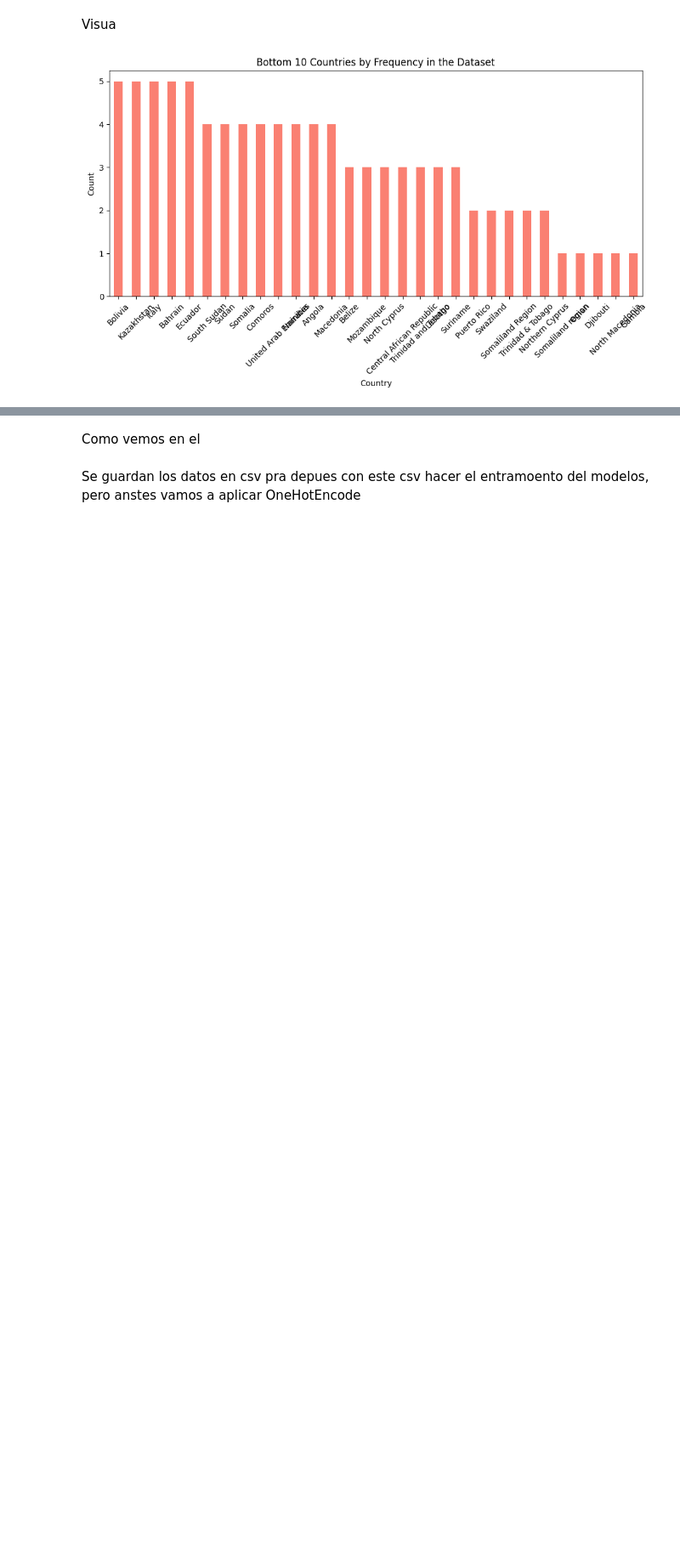
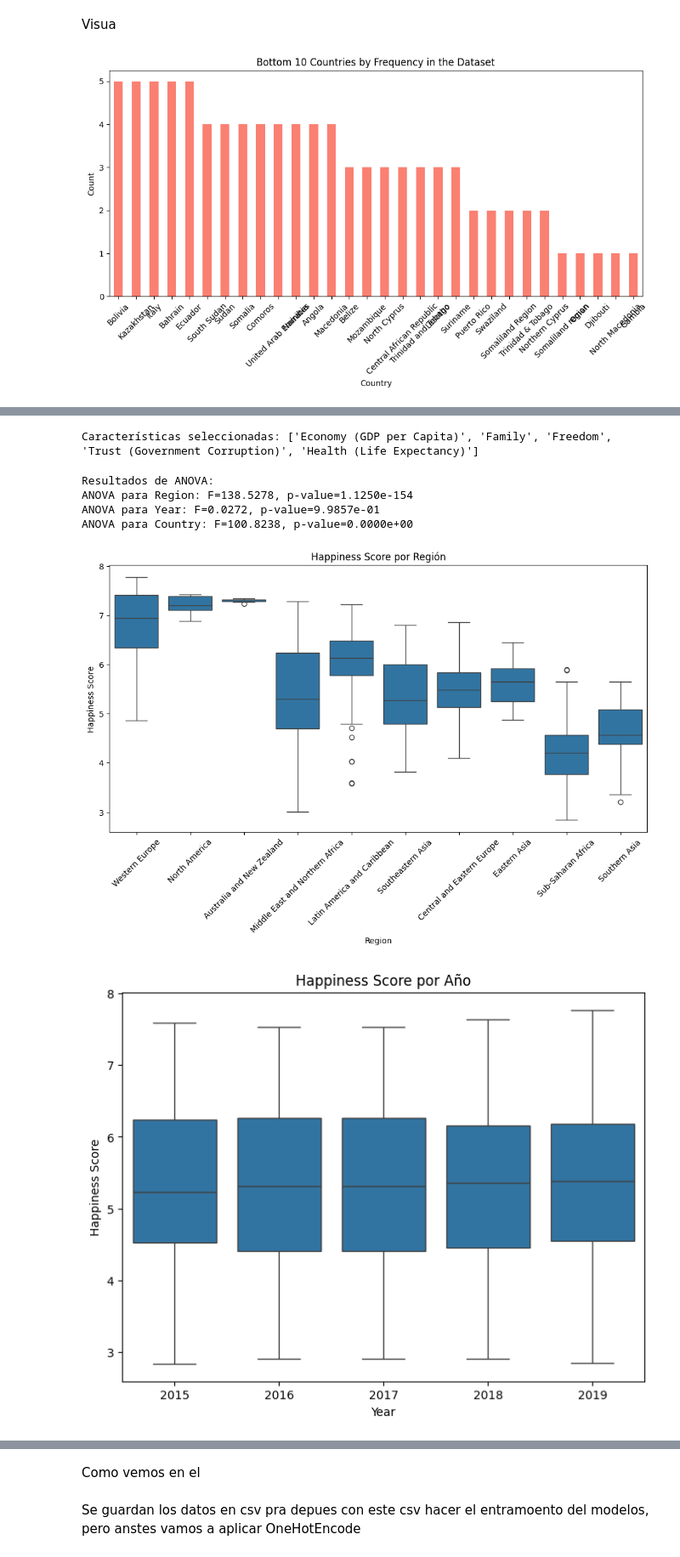
Before and after one commit to JuanDavidDazaR/workshop3-happiness-streaming, a Jupyter notebook: notebooks/001_EDA.ipynb, the cells around one changed output, grey strips where cells are left out. Shown at 85% size. Drawn from its saved outputs; the diff is of its cells as text; code cells hidden in the pictures; blank space fills up the shorter version.

```diff
--- a/notebooks/001_EDA.ipynb
+++ b/notebooks/001_EDA.ipynb
@@ -1010,0 +1148,44 @@ plt.show()
+# %%
+
+X = df_unido.drop(['Country', 'Happiness Score'], axis=1, errors='ignore')
+y = df_unido['Happiness Score']
+selector = SelectKBest(score_func=f_regression, k=5)
+X_new = selector.fit_transform(X.select_dtypes(include=['float64', 'int64']), y)
+selected_features = X.select_dtypes(include=['float64', 'int64']).columns[selector.get_support()].tolist()
+print("Características seleccionadas:", selected_features)
+# %% [output]
+Características seleccionadas: ['Economy (GDP per Capita)', 'Family', 'Freedom', 'Trust (Government Corruption)', 'Health (Life Expectancy)']
+# %%
+df_unido= df_unido.drop(columns=['Generosity'], axis=1, errors='ignore')
+# %%
+def anova_analysis(df_unido, cat_col, target_col='Happiness Score'):
+    # Asegurar que no haya NaN en la columna categórica o target
+    df_clean = df_unido[[cat_col, target_col]].dropna()
+    groups = [df_clean[df_clean[cat_col] == category][target_col] for category in df_clean[cat_col].unique()]
+    f_stat, p_value = f_oneway(*groups)
+    print(f"ANOVA para {cat_col}: F={f_stat:.4f}, p-value={p_value:.4e}")
+    return p_value
+
+print("\nResultados de ANOVA:")
+p_region = anova_analysis(df_unido, 'Region')
+p_year = anova_analysis(df_unido, 'Year')
+p_country = anova_analysis(df_unido, 'Country')
+# %% [output]
+Resultados de ANOVA:
+ANOVA para Region: F=138.5278, p-value=1.1250e-154
+ANOVA para Year: F=0.0272, p-value=9.9857e-01
+ANOVA para Country: F=100.8238, p-value=0.0000e+00
+# %%
+plt.figure(figsize=(12, 6))
+sns.boxplot(x='Region', y='Happiness Score', data=df_unido)
+plt.xticks(rotation=45)
+plt.title('Happiness Score por Región')
+plt.show()
+
+plt.figure(figsize=(8, 6))
+sns.boxplot(x='Year', y='Happiness Score', data=df_unido)
+plt.title('Happiness Score por Año')
+plt.show()
+# %% [output]
+[figure, added]
+[figure, added]
```
Also changed, not shown: parts of 31 cells of this notebook, 1 other file.
